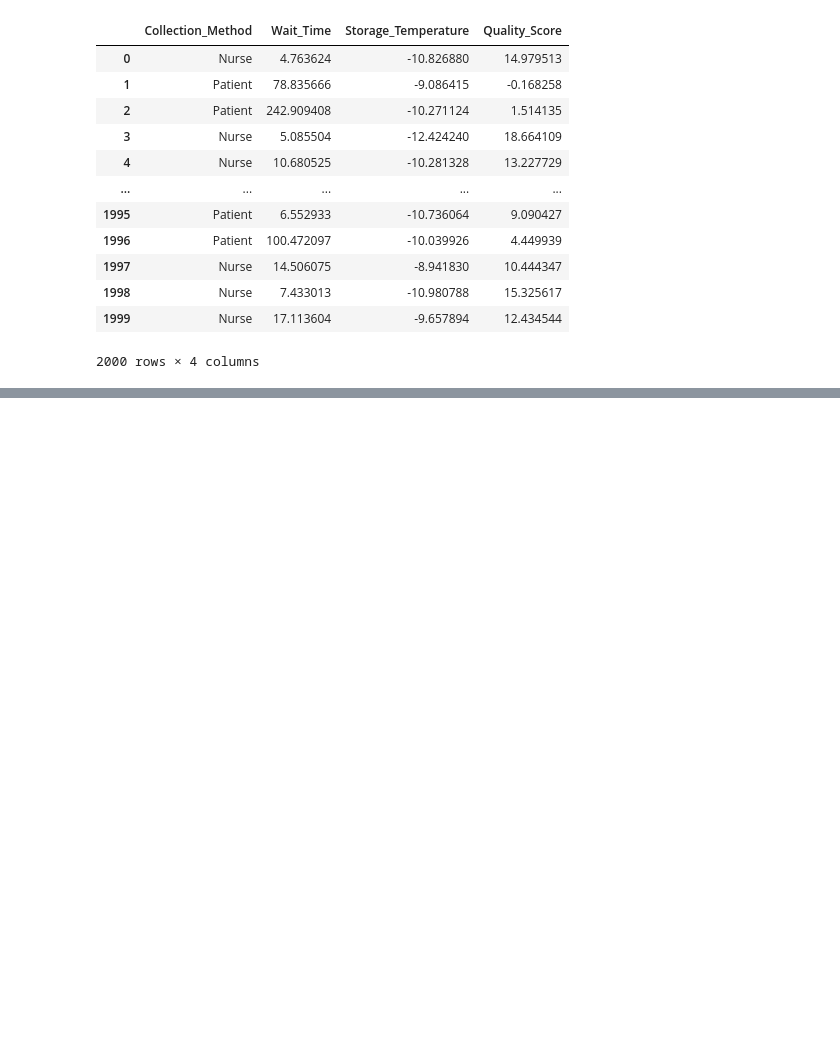
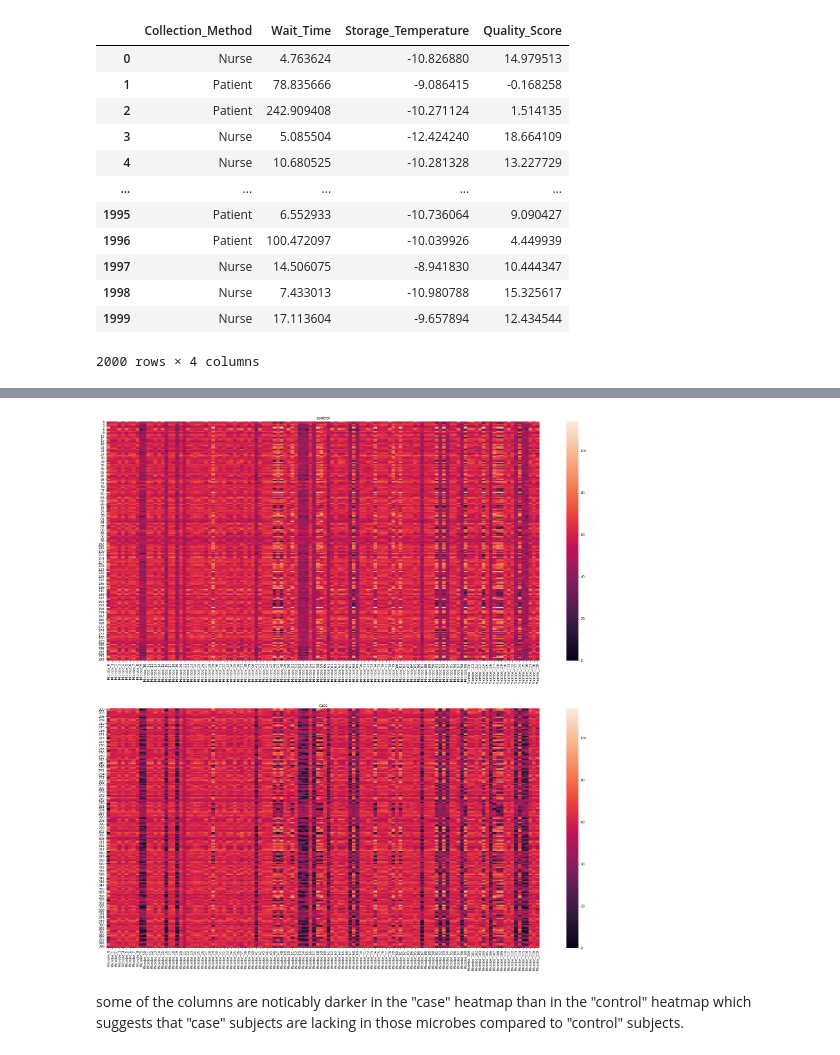
Before and after one commit to ArchieGertsman/ECE471-MP2, a Jupyter notebook: answers.ipynb, the cells around one changed output, grey strips where cells are left out. Saved outputs shown, nothing was run; the diff lists cells and outputs as text; code cells hidden in the pictures; blank space fills up the shorter version.

```diff
--- a/answers.ipynb
+++ b/answers.ipynb
@@ -177,0 +180,3 @@ df_qc_train
+# %%
+df_abundance = pd.read_csv('MicrobeAbundance.csv').drop('Unnamed: 0', axis=1)
+df_abundance.head()
@@ -177,0 +191,15 @@ df_qc_train
+# %%
+fig, ax = plt.subplots(nrows=2, ncols=1, figsize=(30,30))
+
+min = df_abundance.drop('Group', axis=1).min().min()
+max = df_abundance.drop('Group', axis=1).max().max()
+
+heatmap(df_abundance[df_abundance.Group == 'control'].drop('Group', axis=1), ax=ax[0], vmin=min, vmax=max)
+heatmap(df_abundance[df_abundance.Group == 'case'].drop('Group', axis=1), ax=ax[1], vmin=min, vmax=max)
+
+ax[0].title.set_text('control')
+ax[1].title.set_text('case')
+# %% [output]
+[figure, added]
+# %% [markdown]
+some of the columns are noticably darker in the "case" heatmap than in the "control" heatmap which suggests that "case" subjects are lacking in those microbes compared to "control" subjects.
```
Also changed, not shown: parts of 13 cells of this notebook.
